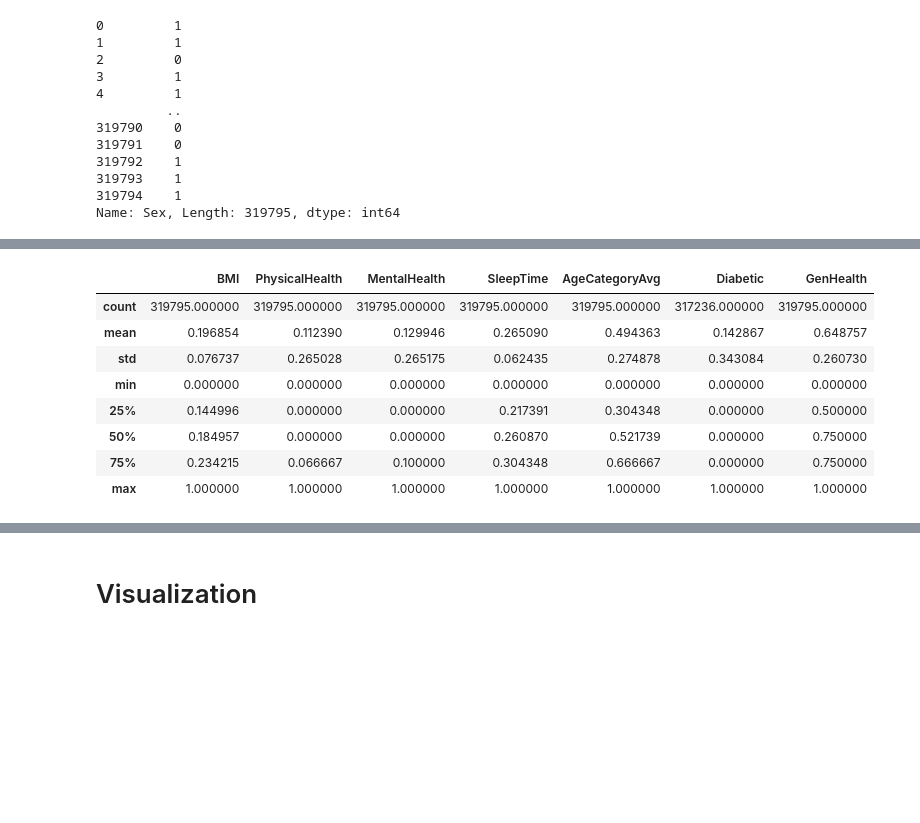
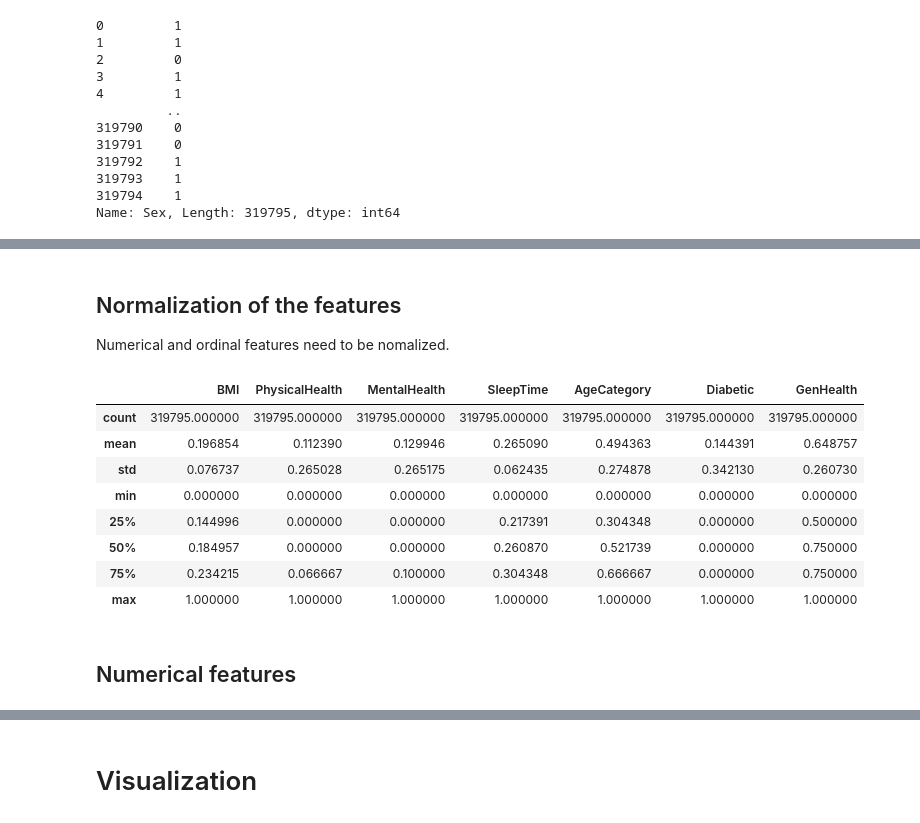
Before and after one commit to BenediktLueth/heartheroes, a Jupyter notebook: data_preprocessing.ipynb, the cells around one changed output, grey strips where cells are left out. Cells and saved outputs as stored; diff of their text form; code cells hidden in the pictures; blank space fills up the shorter version.

```diff
--- a/data_preprocessing.ipynb
+++ b/data_preprocessing.ipynb
@@ -363,7 +279,7 @@ gen_health_order = {'Poor':1,
                     'Excellent':5}
 
 # Apply using map
-heart_dataset_preprocessed['GenHealth'] = heart_dataset_preprocessed['GenHealth'].map(gen_health_order)
+heart_dataset_preprocessed['GenHealth'] = heart_dataset['GenHealth'].map(gen_health_order)
 heart_dataset_preprocessed['GenHealth']
 # %% [output]
 0         4
@@ -386,7 +302,7 @@ nominal_features = ['Race']
 
 # Encoding
 one_hot_encoder = preprocessing.OneHotEncoder()
-one_hot_encoded = pd.DataFrame(one_hot_encoder.fit_transform(heart_dataset_preprocessed[nominal_features]).toarray(),
+one_hot_encoded = pd.DataFrame(one_hot_encoder.fit_transform(heart_dataset[nominal_features]).toarray(),
                                columns=one_hot_encoder.get_feature_names(nominal_features))
 
 # TODO maybe drop one Race column and one diabetic column as overspecified if all those are taken into the model
@@ -420,7 +336,7 @@ yes_no_features = ['Smoking', 'AlcoholDrinking', 'Stroke', 'DiffWalking', 'Physi
 
 # Encode yes/no features
 for feature in yes_no_features:
-    heart_dataset_preprocessed[feature] = heart_dataset_preprocessed[feature].replace({'Yes':1, 'No':0})
+    heart_dataset_preprocessed[feature] = heart_dataset[feature].replace({'Yes':1, 'No':0})
 
 heart_dataset_preprocessed[yes_no_features]
 # %% [output]
@@ -441,7 +357,7 @@ heart_dataset_preprocessed[yes_no_features]
 #### Sex
 # %%
 # Encode Sex feature
-heart_dataset_preprocessed['Sex'] = heart_dataset_preprocessed['Sex'].replace({'Female':1, 'Male':0})
+heart_dataset_preprocessed['Sex'] = heart_dataset['Sex'].replace({'Female':1, 'Male':0})
 heart_dataset_preprocessed['Sex']
 # %% [output]
 0         1
@@ -478,24 +394,35 @@ Index(['HeartDisease', 'BMI', 'Smoking', 'AlcoholDrinking', 'Stroke',
       dtype='object')
+# %% [markdown]
+## Normalization of the features
+
+Numerical and ordinal features need to be nomalized.
 # %%
-# Normalization of the features
+# List all numerical features
+numerical_features = ["BMI", "PhysicalHealth", "MentalHealth", "SleepTime"]
 
 # Concatenate numerical features and ordinal features for normalization
 features = numerical_features.copy()
-features.extend(['AgeCategoryAvg', 'Diabetic', 'GenHealth'])
+features.extend(['AgeCategory', 'Diabetic', 'GenHealth'])
 
 # Use MinMaxScaler to normalize numerical data, as some of the data isn't normally distributed
 scaler = preprocessing.MinMaxScaler()
 heart_dataset_preprocessed[features] = scaler.fit_transform(heart_dataset_preprocessed[features])
 
+# Save preprocessed data
+filepath = Path('./heart_dataset_preprocessed.csv')
+heart_dataset_preprocessed.to_csv(filepath, index=False)
+
 # quick overview of normalized features
 heart_dataset_preprocessed[features].describe()
 # %% [output]
-|  | BMI | PhysicalHealth | MentalHealth | SleepTime | AgeCategoryAvg | Diabetic | GenHealth |
-| count | 319795.000000 | 319795.000000 | 319795.000000 | 319795.000000 | 319795.000000 | 317236.000000 | 319795.000000 |
-| mean | 0.196854 | 0.112390 | 0.129946 | 0.265090 | 0.494363 | 0.142867 | 0.648757 |
-| std | 0.076737 | 0.265028 | 0.265175 | 0.062435 | 0.274878 | 0.343084 | 0.260730 |
+|  | BMI | PhysicalHealth | MentalHealth | SleepTime | AgeCategory | Diabetic | GenHealth |
+| count | 319795.000000 | 319795.000000 | 319795.000000 | 319795.000000 | 319795.000000 | 319795.000000 | 319795.000000 |
+| mean | 0.196854 | 0.112390 | 0.129946 | 0.265090 | 0.494363 | 0.144391 | 0.648757 |
+| std | 0.076737 | 0.265028 | 0.265175 | 0.062435 | 0.274878 | 0.342130 | 0.260730 |
 | min | 0.000000 | 0.000000 | 0.000000 | 0.000000 | 0.000000 | 0.000000 | 0.000000 |
 | 25% | 0.144996 | 0.000000 | 0.000000 | 0.217391 | 0.304348 | 0.000000 | 0.500000 |
 | 50% | 0.184957 | 0.000000 | 0.000000 | 0.260870 | 0.521739 | 0.000000 | 0.750000 |
 | 75% | 0.234215 | 0.066667 | 0.100000 | 0.304348 | 0.666667 | 0.000000 | 0.750000 |
 | max | 1.000000 | 1.000000 | 1.000000 | 1.000000 | 1.000000 | 1.000000 | 1.000000 |
+# %% [markdown]
+## Numerical features
```
Also changed, not shown: parts of 13 cells of this notebook, 2 other files.
